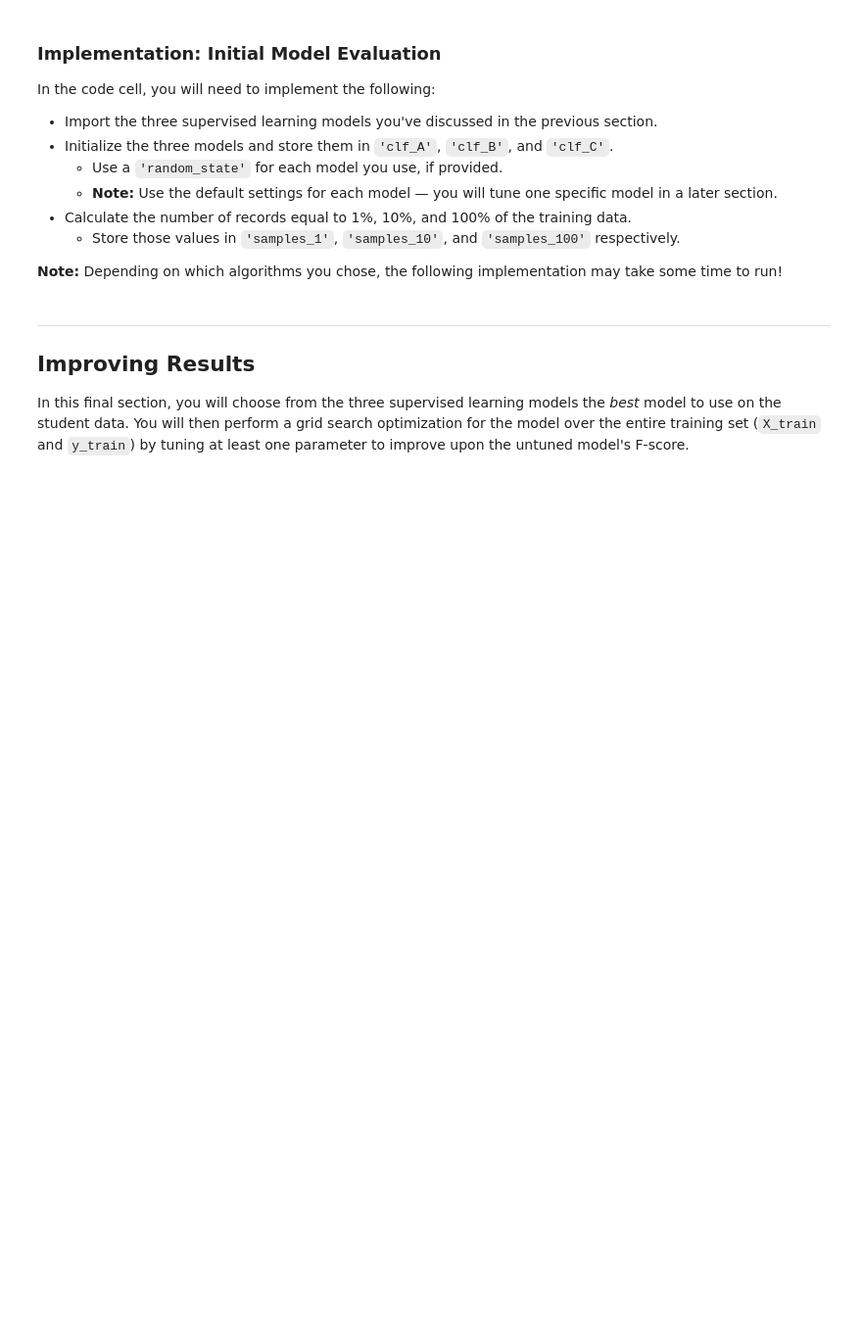
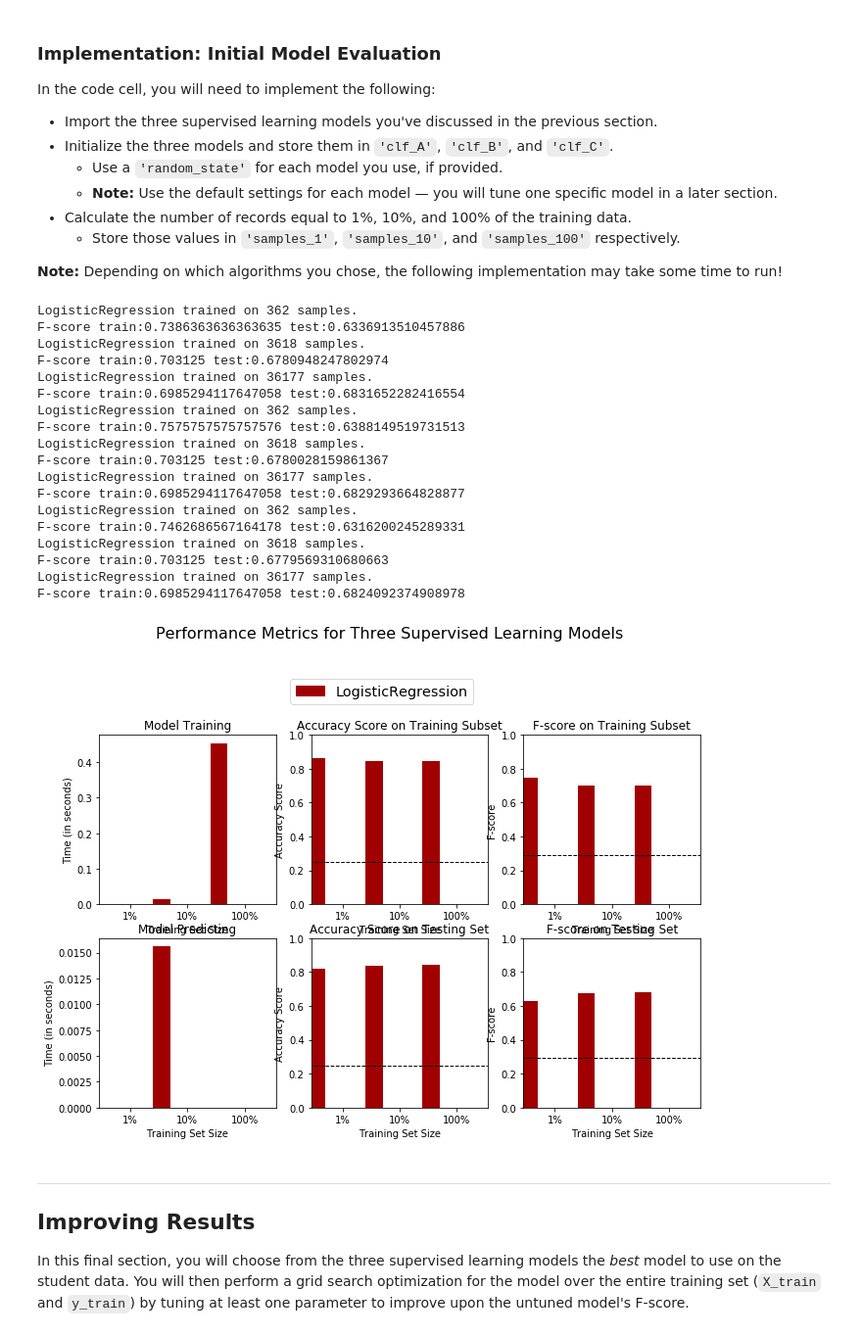
Before and after one commit to ynshenoy/DSND_Term1, a Jupyter notebook: projects/p1_charityml/finding_donors.ipynb, the cells around one changed output. Shown at 98% size. Cells and saved outputs as stored; diff of their text form; code cells hidden in the pictures; blank space fills up the shorter version.

```diff
--- a/projects/p1_charityml/finding_donors.ipynb
+++ b/projects/p1_charityml/finding_donors.ipynb
@@ -414,35 +448,55 @@ In the code cell, you will need to implement the following:
 from sklearn.neighbors import KNeighborsClassifier
 from sklearn.ensemble import AdaBoostClassifier
 from sklearn.tree import DecisionTreeClassifier
 from sklearn.svm import SVC
 from sklearn.linear_model import LogisticRegression
 from sklearn.ensemble import GradientBoostingClassifier
 
 # TODO: Initialize the three models
 clf_A = LogisticRegression()
-clf_B = GradientBoostingClassifier()
-clf_C = SVC()
+clf_B = LogisticRegression(solver='newton-cg')
+clf_C = LogisticRegression(C=1.2)
 
 # TODO: Calculate the number of samples for 1%, 10%, and 100% of the training data
 # HINT: samples_100 is the entire training set i.e. len(y_train)
 # HINT: samples_10 is 10% of samples_100 (ensure to set the count of the values to be `int` and not `float`)
 # HINT: samples_1 is 1% of samples_100 (ensure to set the count of the values to be `int` and not `float`)
 samples_100 = len(y_train)
 samples_10 = int(0.1 * samples_100 + 0.5)  # 0.5 - to round
 samples_1 = int(0.01 * samples_100 + 0.5)
 
 # Collect results on the learners
 results = {}
 for clf in [clf_A, clf_B, clf_C]:
     clf_name = clf.__class__.__name__
     results[clf_name] = {}
     for i, samples in enumerate([samples_1, samples_10, samples_100]):
         results[clf_name][i] = \
         train_predict(clf, samples, X_train, y_train, X_test, y_test)
         print("F-score train:{} test:{}".format(results[clf_name][i]['f_train'], results[clf_name][i]['f_test']))
 
 # Run metrics visualization for the three supervised learning models chosen
 vs.evaluate(results, accuracy, fscore)
+# %% [output]
+LogisticRegression trained on 362 samples.
+F-score train:0.7386363636363635 test:0.6336913510457886
+LogisticRegression trained on 3618 samples.
+F-score train:0.703125 test:0.6780948247802974
+LogisticRegression trained on 36177 samples.
+F-score train:0.6985294117647058 test:0.6831652282416554
+LogisticRegression trained on 362 samples.
+F-score train:0.7575757575757576 test:0.6388149519731513
+LogisticRegression trained on 3618 samples.
+F-score train:0.703125 test:0.6780028159861367
+LogisticRegression trained on 36177 samples.
+F-score train:0.6985294117647058 test:0.6829293664828877
+LogisticRegression trained on 362 samples.
+F-score train:0.7462686567164178 test:0.6316200245289331
+LogisticRegression trained on 3618 samples.
+F-score train:0.703125 test:0.6779569310680663
+LogisticRegression trained on 36177 samples.
+F-score train:0.6985294117647058 test:0.6824092374908978
+[figure, added]
 # %% [markdown]
 ----
 ## Improving Results
```
Also changed, not shown: parts of 2 cells of this notebook.
